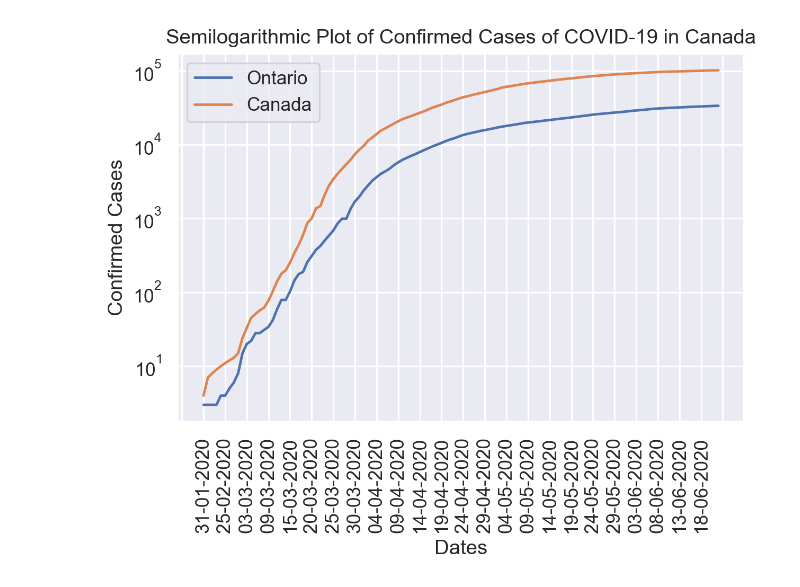
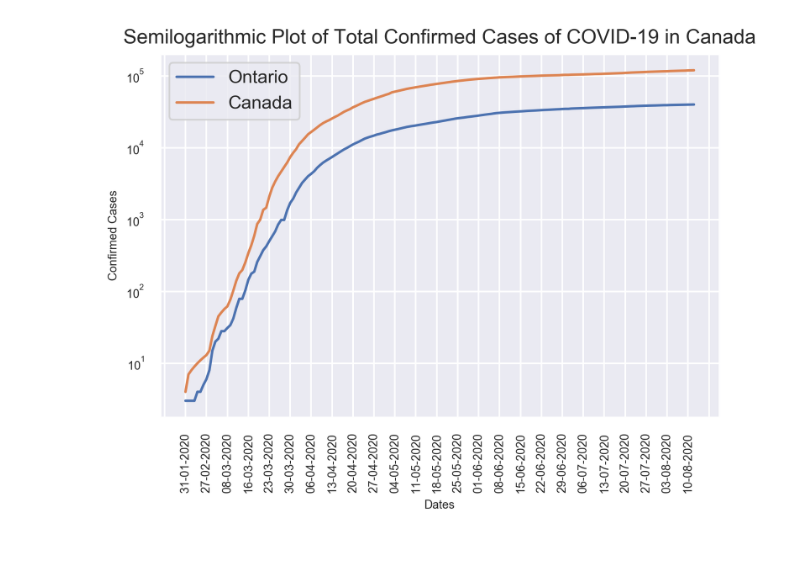
Before and after one commit to MichaszJ/Ontario-COVID-19, a Jupyter notebook: Ontario-COVID-19.ipynb, the cells around one changed output. Drawn from its saved outputs; the diff is of its cells as text; code cells hidden in the pictures; blank space fills up the shorter version.

```diff
--- a/Ontario-COVID-19.ipynb
+++ b/Ontario-COVID-19.ipynb
@@ -34,0 +50,23 @@ plt.show()
+# %%
+# plotting active cases in Ontario
+ontario_active = ontario_data1['numactive'].values
+
+sns.set()
+fig, ax = plt.subplots(dpi=300)
+
+ax.plot(dates1, ontario_active)
+
+ax.set_xlabel('Dates', fontsize = 7)
+ax.set_ylabel('Active Cases', fontsize = 7)
+ax.set_title('Active Cases of COVID-19 in Ontario')
+
+ax.tick_params(axis = 'x', labelsize = 7)
+ax.tick_params(axis = 'y', labelsize = 7)
+
+# https://kite.com/python/answers/how-to-rotate-axis-labels-in-matplotlib-in-python
+plt.xticks(rotation=90)
+
+# https://jakevdp.github.io/PythonDataScienceHandbook/04.10-customizing-ticks.html
+ax.xaxis.set_major_locator(plt.MultipleLocator(7))
+
+plt.show()
@@ -64,24 +107,28 @@ plt.show()
 # %%
 # extracting confirmed cases in all of Canada
-canada_data = total_data.loc[total_data['pruid'] == 1]
+canada_filter = total_data['prname'] == 'Canada'
+canada_data = total_data.loc[canada_filter, :]
 
-canada_confirmed_cases = canada_data.transpose().iloc[7]
+canada_confirmed_cases = canada_data['numtotal'].values
 # %%
 # semilog plot comparing cases in Ontario to Canda
 sns.set()
-fig, ax = plt.subplots(dpi=230)
+fig, ax = plt.subplots(dpi=300)
 
-ax.semilogy(dates.iloc[0:], ontario_confirmed_cases.iloc[0:], label='Ontario')
-ax.semilogy(dates.iloc[0:], canada_confirmed_cases.iloc[0:], label='Canada')
+ax.semilogy(dates1, ontario_confirmed_cases, label='Ontario')
+ax.semilogy(dates1, canada_confirmed_cases, label='Canada')
 
-ax.set_xlabel('Dates')
-ax.set_ylabel('Confirmed Cases')
-ax.set_title('Semilogarithmic Plot of Confirmed Cases of COVID-19 in Canada')
+ax.set_xlabel('Dates', fontsize = 7)
+ax.set_ylabel('Confirmed Cases', fontsize = 7)
+ax.set_title('Semilogarithmic Plot of Total Confirmed Cases of COVID-19 in Canada')
+
+ax.tick_params(axis = 'x', labelsize = 7)
+ax.tick_params(axis = 'y', labelsize = 7)
 
 plt.xticks(rotation=90)
-ax.xaxis.set_major_locator(plt.MultipleLocator(5))
+ax.xaxis.set_major_locator(plt.MultipleLocator(7))
 
 plt.legend(loc=2)
 plt.show()
 # %% [output]
-[figure, old version]
+[figure, new version]
```
Also changed, not shown: parts of 7 cells of this notebook.
